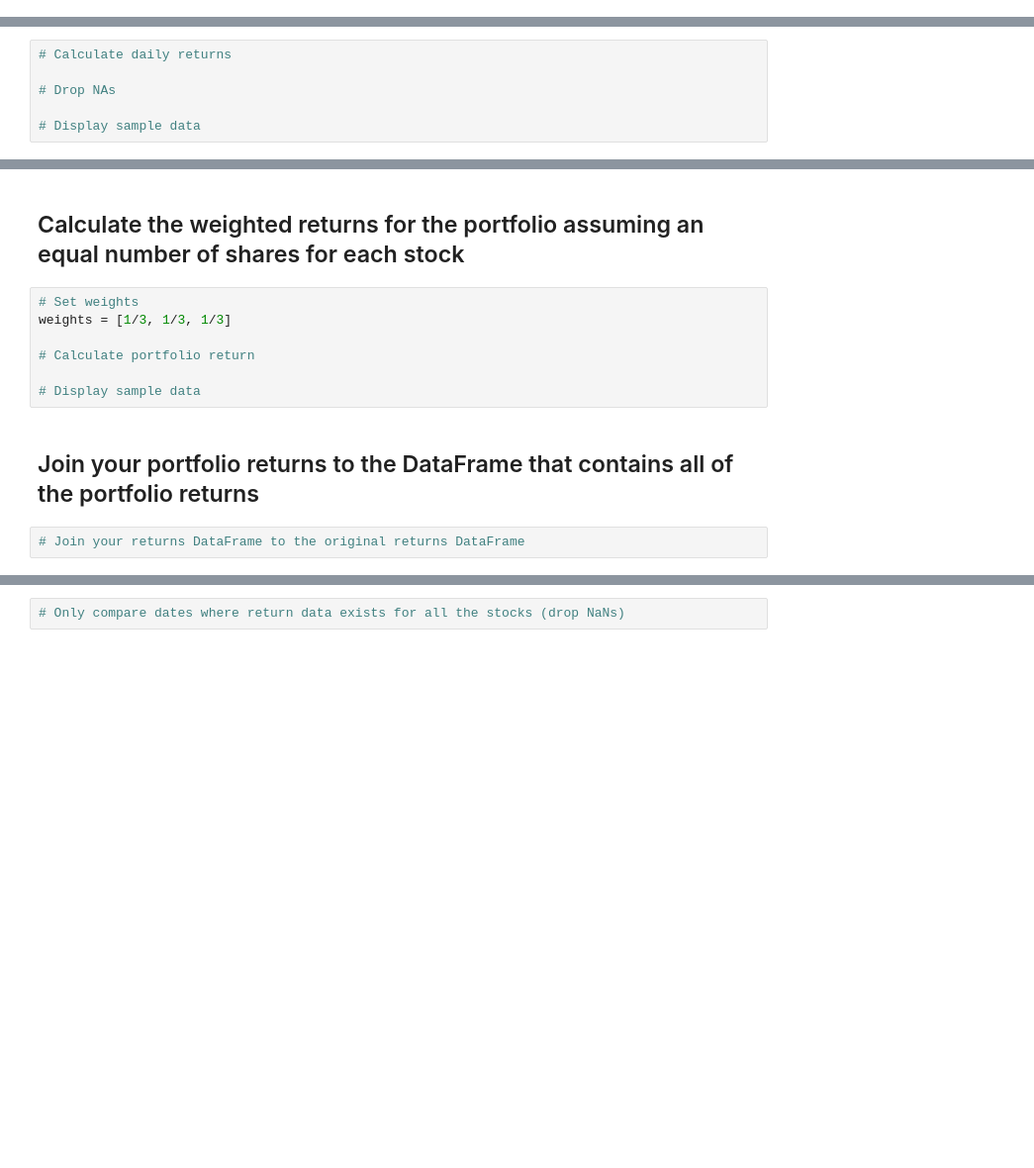
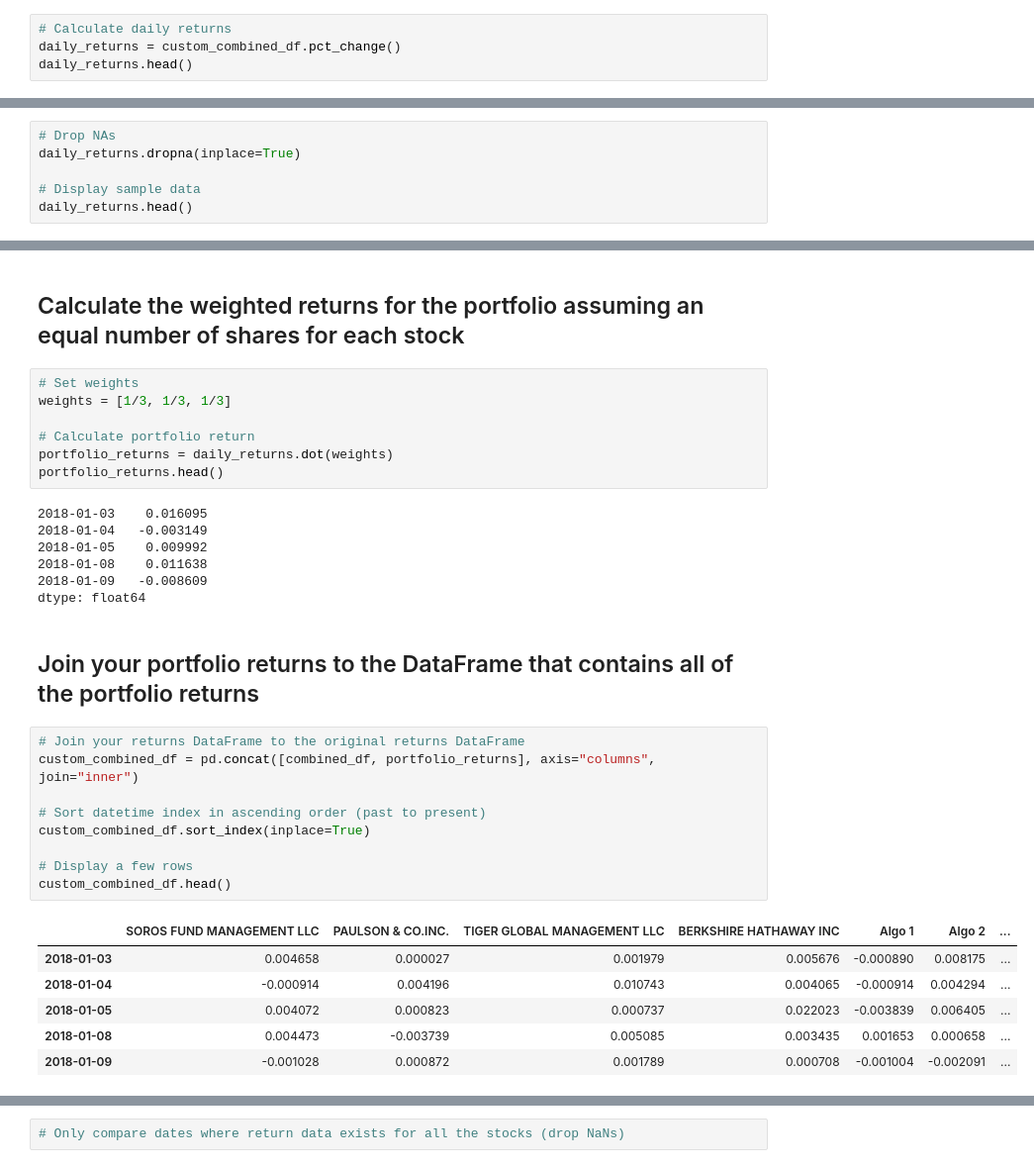
Before and after one commit to benjaminweymouth/a_whale_off_-the_portfolio, a Jupyter notebook: whale_analysis.ipynb, the cells around one changed output, grey strips where cells are left out. Shown at 99% size. Cells and saved outputs as stored; diff of their text form; blank space fills up the shorter version.

Commit message:
Join your portfolio returns to the DataFrame

```diff
--- a/whale_analysis.ipynb
+++ b/whale_analysis.ipynb
@@ -659,3 +659,7 @@ custom_combined_df.head()
 | 2018-01-04 | 53.40 | 44.43 | 1086.40 |
 | 2018-01-05 | 53.85 | 44.74 | 1102.23 |
 | 2018-01-08 | 55.50 | 44.74 | 1106.94 |
+# %%
+# Calculate daily returns
+daily_returns = custom_combined_df.pct_change()
+daily_returns.head()
@@ -662,6 +673,6 @@ custom_combined_df.head()
 # %%
-# Calculate daily returns
-
 # Drop NAs
+daily_returns.dropna(inplace=True)
 
 # Display sample data
+daily_returns.head()
@@ -672,9 +690,30 @@ custom_combined_df.head()
 weights = [1/3, 1/3, 1/3]
 
 # Calculate portfolio return
-
-# Display sample data
+portfolio_returns = daily_returns.dot(weights)
+portfolio_returns.head()
+# %% [output]
+2018-01-03    0.016095
+2018-01-04   -0.003149
+2018-01-05    0.009992
+2018-01-08    0.011638
+2018-01-09   -0.008609
+dtype: float64
 # %% [markdown]
 ## Join your portfolio returns to the DataFrame that contains all of the portfolio returns
-# %%
-# Join your returns DataFrame to the original returns DataFrame
+# %%
+# Join your returns DataFrame to the original returns DataFrame
+custom_combined_df = pd.concat([combined_df, portfolio_returns], axis="columns", join="inner")
+
+# Sort datetime index in ascending order (past to present)
+custom_combined_df.sort_index(inplace=True)
+
+# Display a few rows
+custom_combined_df.head()
+# %% [output]
+|  | SOROS FUND MANAGEMENT LLC | PAULSON & CO.INC. | TIGER GLOBAL MANAGEMENT LLC | BERKSHIRE HATHAWAY INC | Algo 1 | Algo 2 | ... |
+| 2018-01-03 | 0.004658 | 0.000027 | 0.001979 | 0.005676 | -0.000890 | 0.008175 | ... |
+| 2018-01-04 | -0.000914 | 0.004196 | 0.010743 | 0.004065 | -0.000914 | 0.004294 | ... |
+| 2018-01-05 | 0.004072 | 0.000823 | 0.000737 | 0.022023 | -0.003839 | 0.006405 | ... |
+| 2018-01-08 | 0.004473 | -0.003739 | 0.005085 | 0.003435 | 0.001653 | 0.000658 | ... |
+| 2018-01-09 | -0.001028 | 0.000872 | 0.001789 | 0.000708 | -0.001004 | -0.002091 | ... |
```
Also changed, not shown: parts of 4 cells of this notebook.
